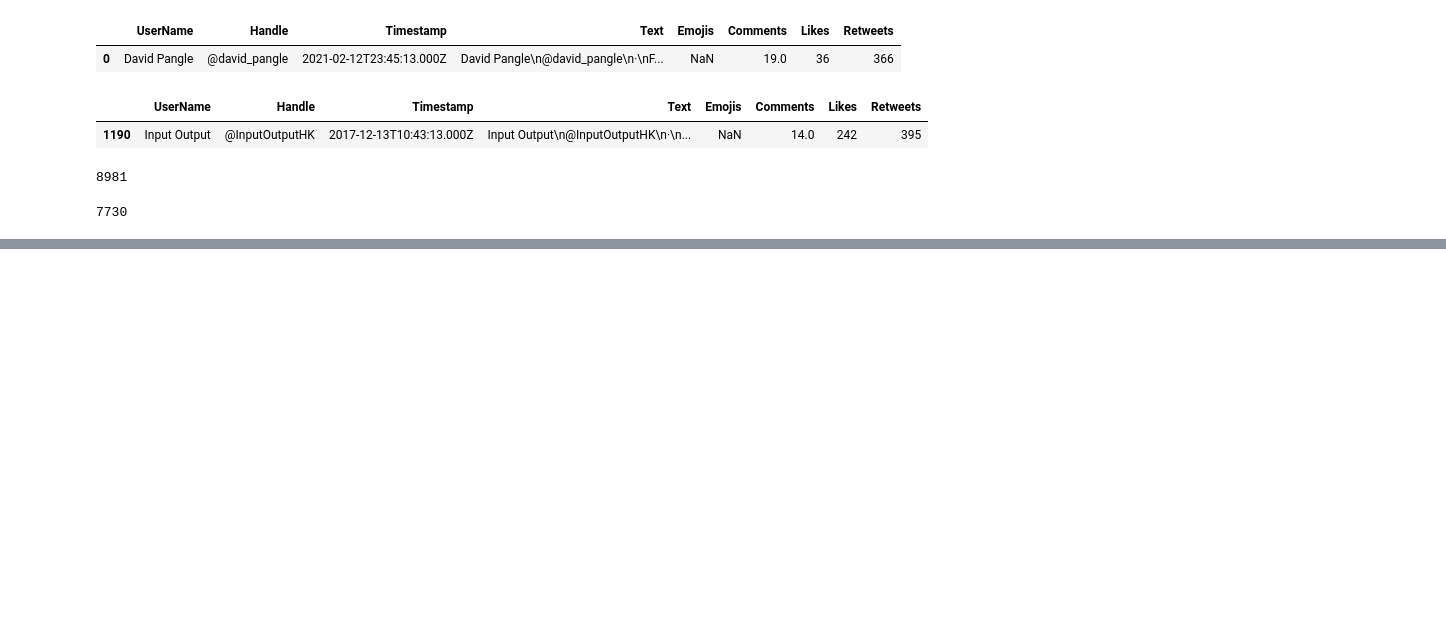
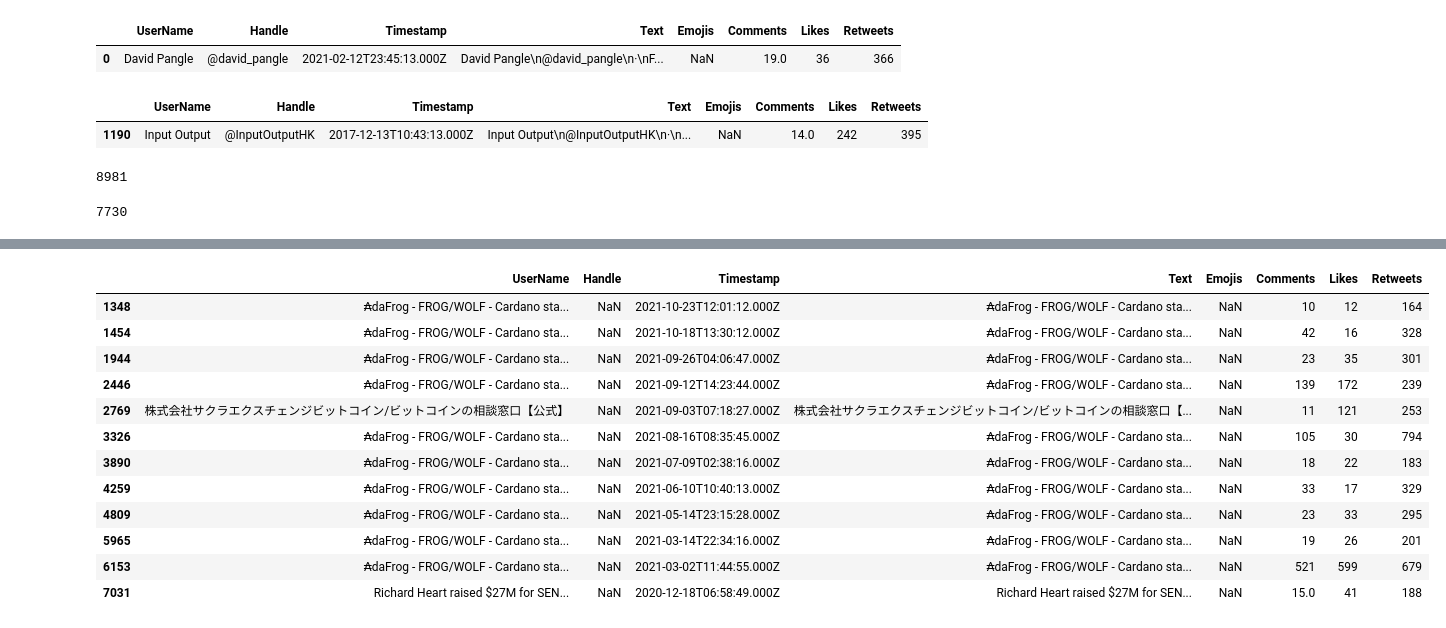
Before and after one commit to NonitMittal/crytpocurrency_price_prediction, a Jupyter notebook: webScraping/scrapping_dataProcessing.ipynb, the cells around one changed output, grey strips where cells are left out. Cells and saved outputs as stored; diff of their text form; code cells hidden in the pictures; blank space fills up the shorter version.

```diff
--- a/webScraping/scrapping_dataProcessing.ipynb
+++ b/webScraping/scrapping_dataProcessing.ipynb
@@ -62,0 +78,16 @@ new_data.to_csv(f"./twitter_tweets_final.csv", index = None, header=True)
+# %%
+dt[dt["Handle"].isna() == True]
+# %% [output]
+|  | UserName | Handle | Timestamp | Text | Emojis | Comments | Likes | Retweets |
+| 1348 | ₳daFrog - FROG/WOLF - Cardano sta... | NaN | 2021-10-23T12:01:12.000Z | ₳daFrog - FROG/WOLF - Cardano sta... | NaN | 10 | 12 | 164 |
+| 1454 | ₳daFrog - FROG/WOLF - Cardano sta... | NaN | 2021-10-18T13:30:12.000Z | ₳daFrog - FROG/WOLF - Cardano sta... | NaN | 42 | 16 | 328 |
+| 1944 | ₳daFrog - FROG/WOLF - Cardano sta... | NaN | 2021-09-26T04:06:47.000Z | ₳daFrog - FROG/WOLF - Cardano sta... | NaN | 23 | 35 | 301 |
+| 2446 | ₳daFrog - FROG/WOLF - Cardano sta... | NaN | 2021-09-12T14:23:44.000Z | ₳daFrog - FROG/WOLF - Cardano sta... | NaN | 139 | 172 | 239 |
+| 2769 | 株式会社サクラエクスチェンジビットコイン/ビットコインの相談窓口【公式】 | NaN | 2021-09-03T07:18:27.000Z | 株式会社サクラエクスチェンジビットコイン/ビットコインの相談窓口【... | NaN | 11 | 121 | 253 |
+| 3326 | ₳daFrog - FROG/WOLF - Cardano sta... | NaN | 2021-08-16T08:35:45.000Z | ₳daFrog - FROG/WOLF - Cardano sta... | NaN | 105 | 30 | 794 |
+| 3890 | ₳daFrog - FROG/WOLF - Cardano sta... | NaN | 2021-07-09T02:38:16.000Z | ₳daFrog - FROG/WOLF - Cardano sta... | NaN | 18 | 22 | 183 |
+| 4259 | ₳daFrog - FROG/WOLF - Cardano sta... | NaN | 2021-06-10T10:40:13.000Z | ₳daFrog - FROG/WOLF - Cardano sta... | NaN | 33 | 17 | 329 |
+| 4809 | ₳daFrog - FROG/WOLF - Cardano sta... | NaN | 2021-05-14T23:15:28.000Z | ₳daFrog - FROG/WOLF - Cardano sta... | NaN | 23 | 33 | 295 |
+| 5965 | ₳daFrog - FROG/WOLF - Cardano sta... | NaN | 2021-03-14T22:34:16.000Z | ₳daFrog - FROG/WOLF - Cardano sta... | NaN | 19 | 26 | 201 |
+| 6153 | ₳daFrog - FROG/WOLF - Cardano sta... | NaN | 2021-03-02T11:44:55.000Z | ₳daFrog - FROG/WOLF - Cardano sta... | NaN | 521 | 599 | 679 |
+| 7031 | Richard Heart raised $27M for SEN... | NaN | 2020-12-18T06:58:49.000Z | Richard Heart raised $27M for SEN... | NaN | 15.0 | 41 | 188 |
```
Also changed, not shown: parts of 17 cells of this notebook, 2 other files.
